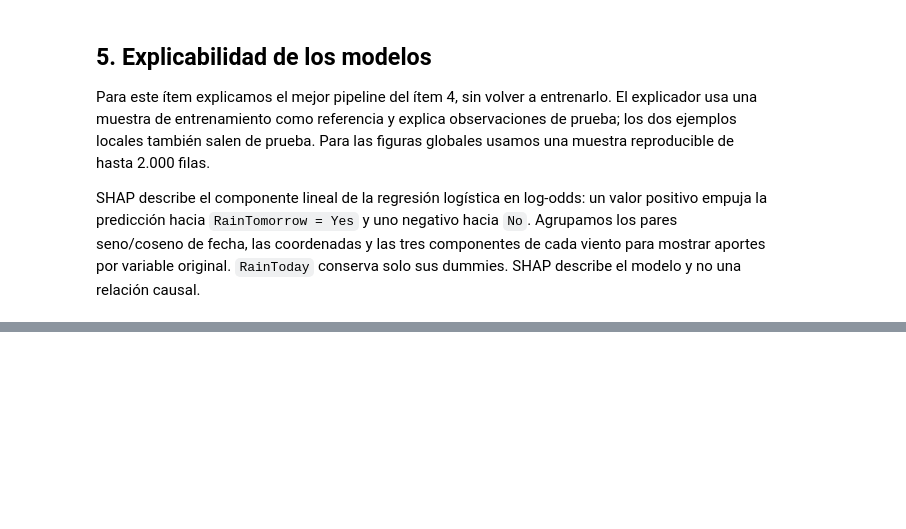
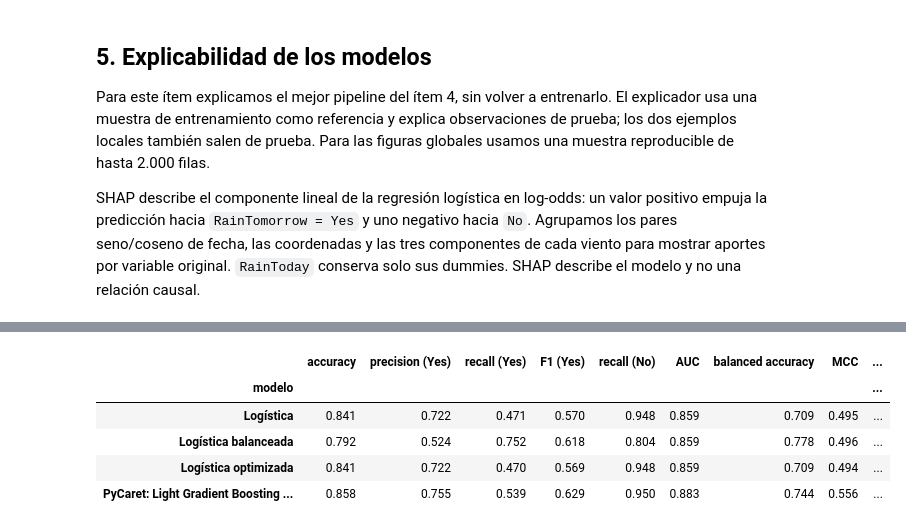
Before and after one commit to manuelibarbia/TP_AA1_Ibarbia_Colombo_Ayala, a Jupyter notebook: TP_2/TP-clasificacion-AA1.ipynb, the cells around one changed output, grey strips where cells are left out. Cells and saved outputs as stored; diff of their text form; code cells hidden in the pictures; blank space fills up the shorter version.

```diff
--- a/TP_2/TP-clasificacion-AA1.ipynb
+++ b/TP_2/TP-clasificacion-AA1.ipynb
@@ -1543,0 +1639,26 @@ El beeswarm complementa la importancia agrupada: cada punto representa una obser
+# %%
+# Evalúo el mejor modelo de PyCaret en entrenamiento y prueba con las métricas de los ítems anteriores.
+nombre_mejor_pycaret = tabla_pycaret.iloc[0]["Model"]
+
+filas_item6 = []
+for conjunto, (X_conjunto, y_conjunto) in {
+    "Entrenamiento": (X_train_ordenado, y_train_ordenado),
+    "Prueba": (X_test, y_test_bin),
+}.items():
+    predicciones = predict_model(mejor_pycaret, data=X_conjunto, raw_score=True, verbose=False)
+    filas_item6.append({
+        "modelo": f"PyCaret: {nombre_mejor_pycaret}",
+        "conjunto": conjunto,
+        **calcular_metricas(
+            y_conjunto,
+            predicciones["prediction_label"].to_numpy(),
+            predicciones["prediction_score_1"].to_numpy(),
+        ),
+    })
+
+metricas_item6 = pd.DataFrame(filas_item6).set_index(["modelo", "conjunto"])
+display(metricas_item6.round(3))
+
+comparacion_item6 = pd.concat([comparacion_item4, metricas_item6]).xs("Prueba", level="conjunto")
+display(comparacion_item6.round(3))
+# %% [output]
@@ -1543,0 +1669,6 @@ El beeswarm complementa la importancia agrupada: cada punto representa una obser
+|  | accuracy | precision (Yes) | recall (Yes) | F1 (Yes) | recall (No) | AUC | balanced accuracy | MCC | ... |
+| modelo |  |  |  |  |  |  |  |  | ... |
+| Logística | 0.841 | 0.722 | 0.471 | 0.570 | 0.948 | 0.859 | 0.709 | 0.495 | ... |
+| Logística balanceada | 0.792 | 0.524 | 0.752 | 0.618 | 0.804 | 0.859 | 0.778 | 0.496 | ... |
+| Logística optimizada | 0.841 | 0.722 | 0.470 | 0.569 | 0.948 | 0.859 | 0.709 | 0.494 | ... |
+| PyCaret: Light Gradient Boosting ... | 0.858 | 0.755 | 0.539 | 0.629 | 0.950 | 0.883 | 0.744 | 0.556 | ... |
```
Also changed, not shown: parts of 27 cells of this notebook, 1 other file.
